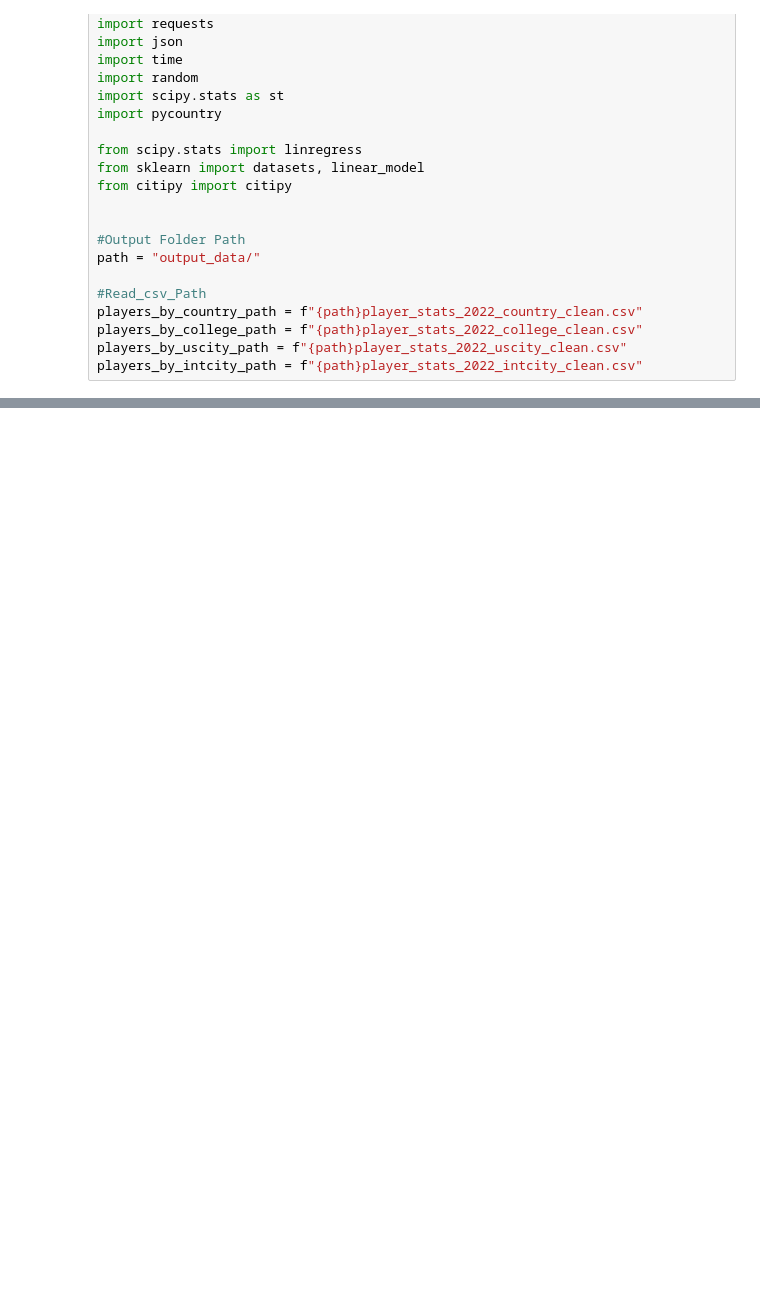
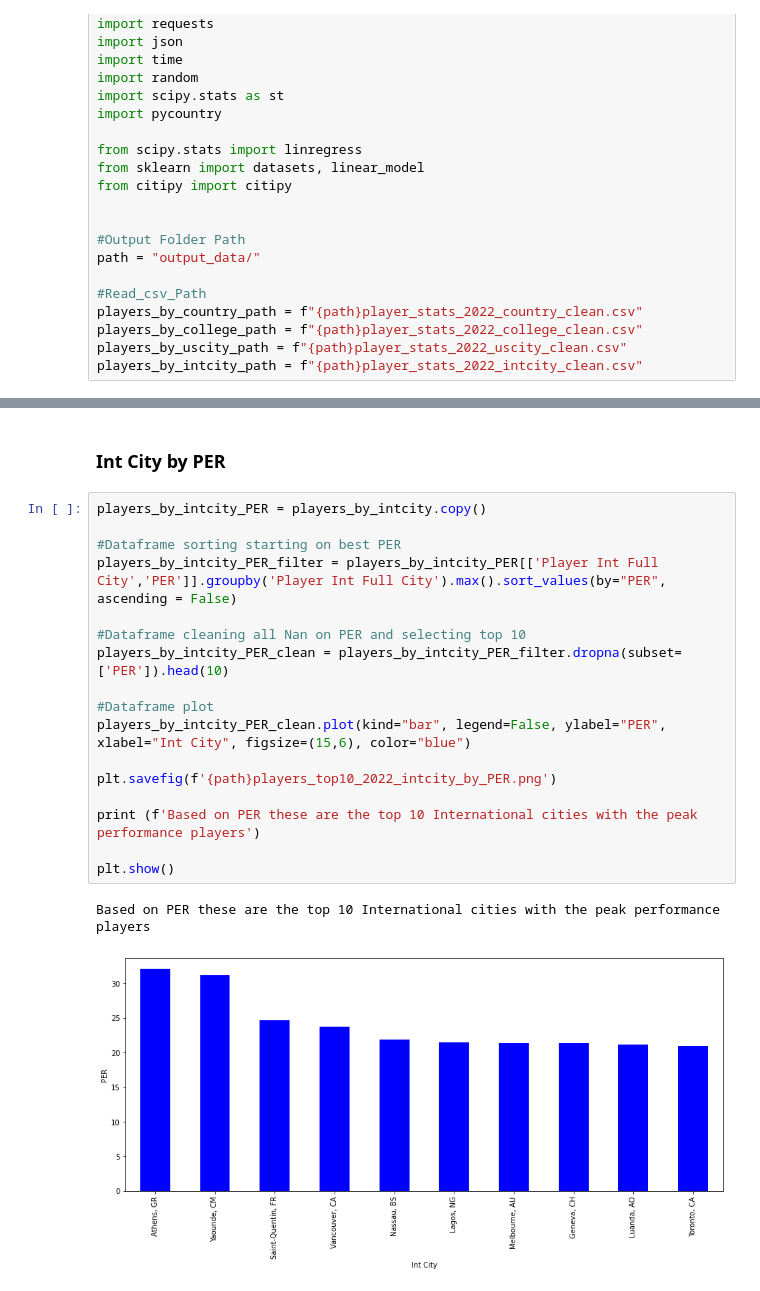
Before and after one commit to meeyoungPH/nba_superlatives, a Jupyter notebook: origin/NBA Geographical Analysis.ipynb, the cells around one changed output, grey strips where cells are left out. Drawn from its saved outputs; the diff is of its cells as text; blank space fills up the shorter version.

```diff
--- a/origin/NBA Geographical Analysis.ipynb
+++ b/origin/NBA Geographical Analysis.ipynb
@@ -367,0 +263,22 @@ Based on PER these is the distribution of 10 International cities with the peak
+# %% [markdown]
+### Int City by PER
+# %%
+players_by_intcity_PER = players_by_intcity.copy()
+
+#Dataframe sorting starting on best PER
+players_by_intcity_PER_filter = players_by_intcity_PER[['Player Int Full City','PER']].groupby('Player Int Full City').max().sort_values(by="PER", ascending = False)
+
+#Dataframe cleaning all Nan on PER and selecting top 10
+players_by_intcity_PER_clean = players_by_intcity_PER_filter.dropna(subset=['PER']).head(10)
+
+#Dataframe plot
+players_by_intcity_PER_clean.plot(kind="bar", legend=False, ylabel="PER", xlabel="Int City", figsize=(15,6), color="blue")
+
+plt.savefig(f'{path}players_top10_2022_intcity_by_PER.png')
+
+print (f'Based on PER these are the top 10 International cities with the peak performance players')
+
+plt.show()
+# %% [output]
+Based on PER these are the top 10 International cities with the peak performance players
+[figure, added]
```
Also changed, not shown: parts of 37 cells of this notebook, 17 other files.
